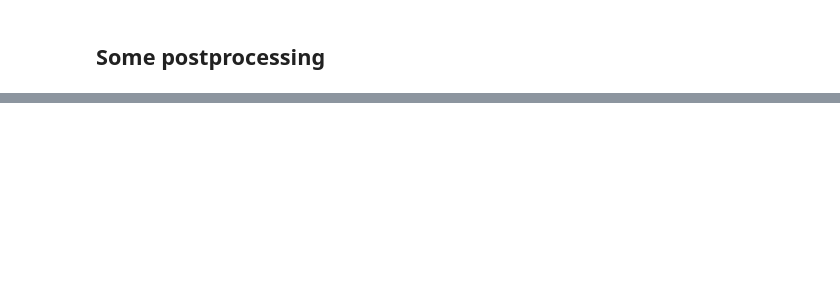
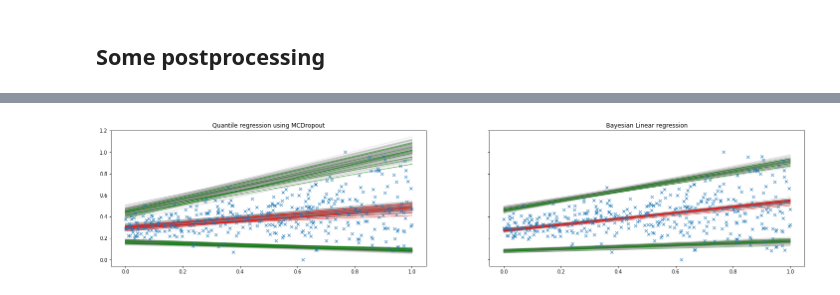
Before and after one commit to YuRiTan/prediction-uncertainty, a Jupyter notebook: notebooks/2.0_uncertainty_comparison.ipynb, the cells around one changed output, grey strips where cells are left out. Cells and saved outputs as stored; diff of their text form; code cells hidden in the pictures; blank space fills up the shorter version.

Commit message:
finilized bayesian comparison

```diff
--- a/notebooks/2.0_uncertainty_comparison.ipynb
+++ b/notebooks/2.0_uncertainty_comparison.ipynb
@@ -864,0 +121,8 @@ RPS-BLR    : 5.593590036281555
+# %%
+sorted_index_train = x.argsort(axis=0).flatten()
+x_sorted = x[sorted_index_train]
+blr_preds_train, dqr_preds_train = blr_preds_train[:, sorted_index_train, :], dqr_preds_train[:, sorted_index_train, :]
+
+sorted_index_test = x_test.argsort(axis=0).flatten()
+x_test_sorted = x_test[sorted_index_test]
+blr_preds_test, dqr_preds_test = blr_preds_test[:, sorted_index_test, :], dqr_preds_test[:, sorted_index_test, :]
@@ -864,0 +146,13 @@ RPS-BLR    : 5.593590036281555
+# %%
+q_975 = np.array([
+    get_quantile_pred(q=.975, used_quantiles=QUANTILES, preds=dqr_preds_train[i, ...])
+    for i in range(dqr_preds_train.shape[0])
+])
+
+q_025 = np.array([
+    get_quantile_pred(q=.025, used_quantiles=QUANTILES, preds=dqr_preds_train[i, ...])
+    for i in range(dqr_preds_train.shape[0])
+])
+
+median_i = int(QUANTILES.shape[-1]/2)
+q_50 = dqr_preds_train[:, :, median_i]
@@ -864,0 +162,24 @@ RPS-BLR    : 5.593590036281555
+# %%
+fig, axes = plt.subplots(1, 2, sharex=True, sharey=True, figsize=(25,5))
+n = 200
+n_c = 10
+
+axes[0].plot(x_sorted, q_025[:n].T, c='grey', alpha=.1)
+axes[0].plot(x_sorted, q_50[:n].T, c='grey', alpha=.1)
+axes[0].plot(x_sorted, q_975[:n].T, c='grey', alpha=.1)
+axes[0].plot(x_sorted, q_025[n:n+n_c].T, c='green', alpha=.5)
+axes[0].plot(x_sorted, q_50[n:n+n_c].T, c='red', alpha=.5)
+axes[0].plot(x_sorted, q_975[n:n+n_c].T, c='green', alpha=.5)
+axes[0].plot(x, y, 'x')
+axes[0].set_title('Quantile regression using MCDropout')
+
+axes[1].plot(x_sorted, mu[:n].T, alpha=.1, lw=1, c='grey')
+axes[1].plot(x_sorted, quantile_preds[:n, :, 0].T, alpha=.1, lw=1, c='grey')
+axes[1].plot(x_sorted, quantile_preds[:n, :, -1].T, alpha=.1, lw=1, c='grey')
+axes[1].plot(x_sorted, mu[n:n+n_c].T, alpha=.5, lw=1, c='red')
+axes[1].plot(x_sorted, quantile_preds[n:n+n_c, :, 0].T, alpha=.5, lw=1, c='green')
+axes[1].plot(x_sorted, quantile_preds[n:n+n_c, :, -1].T, alpha=.5, lw=1, c='green')
+axes[1].plot(x, y, 'x')
+axes[1].set_title('Bayesian Linear regression');
+# %% [output]
+[figure, added]
```
Also changed, not shown: parts of 85 cells of this notebook, 3 other files.
